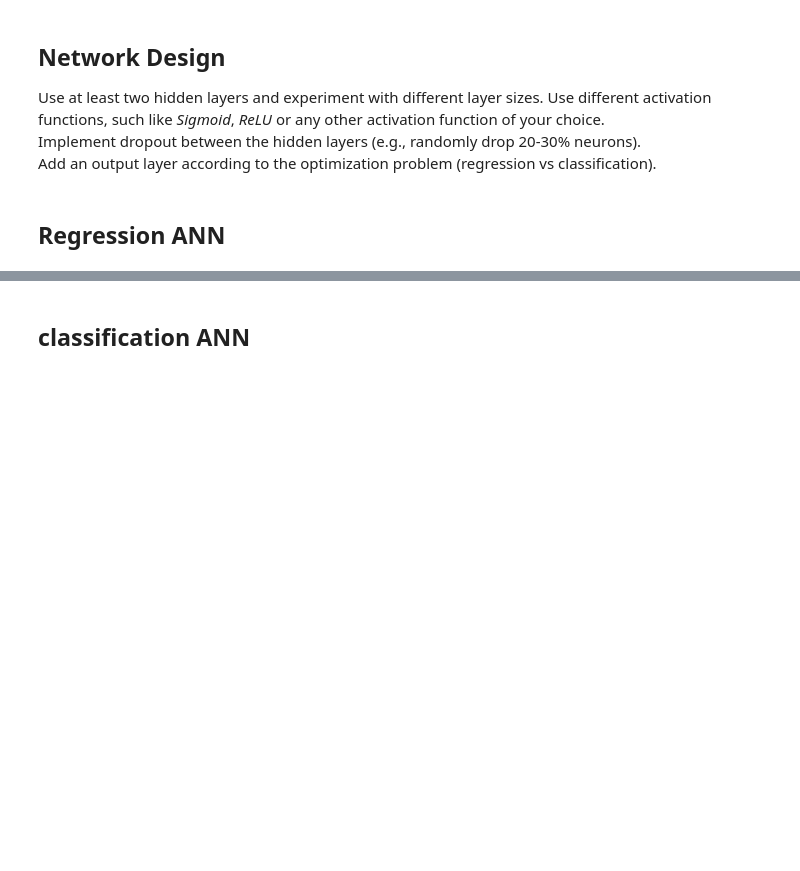
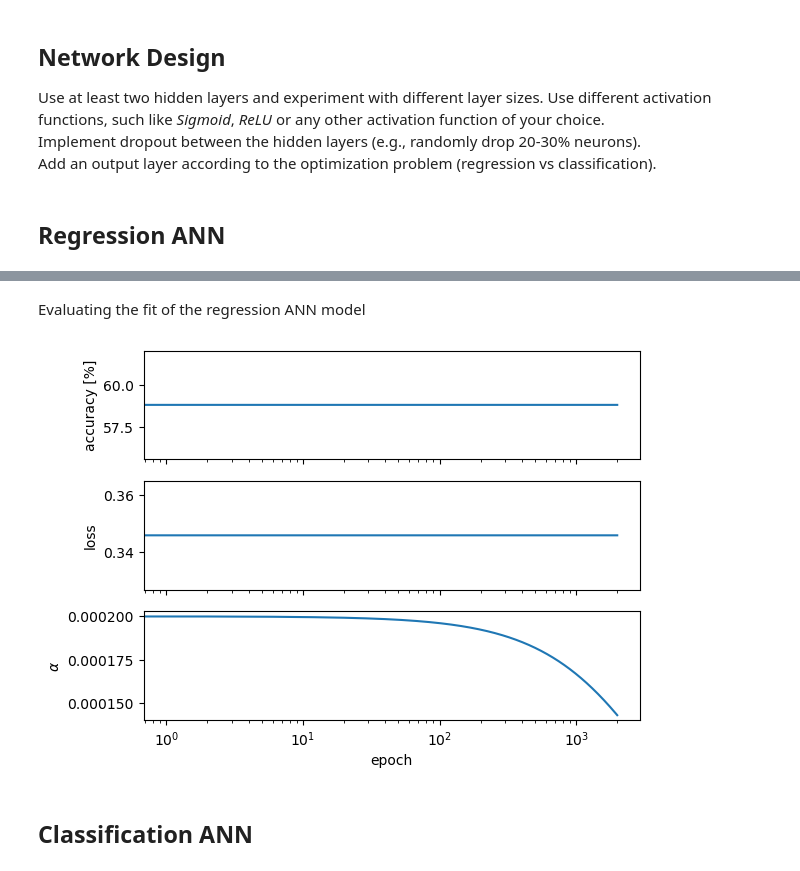
Before and after one commit to JXDolan/277B_HW5, a Jupyter notebook: Homework_5.ipynb, the cells around one changed output, grey strips where cells are left out. Saved outputs shown, nothing was run; the diff lists cells and outputs as text; code cells hidden in the pictures; blank space fills up the shorter version.

Commit message:
added regression ANN, forward and backward pass and evaluation of fit graphs

```diff
--- a/Homework_5.ipynb
+++ b/Homework_5.ipynb
@@ -336,19 +342,24 @@ decay = 0.001
 momentum = 0.8
 dropout_rate = 0.2
 
-Nfeatures = rg_df_1.shape[1] #columns in regression df
+Nfeatures = x_train_reg.shape[1] #columns in regression df
 
 dense1 = Layer_Dense(Nfeatures, Nneurons1)
 dense2 = Layer_Dense(Nneurons1, Nneurons2)
-dense_regression = Layer_Dense(Nneurons2, Nneurons3)
+dense3 = Layer_Dense(Nneurons2, Nfeatures)
 
 drop1 = Layer_dropout(dropout_rate)
 drop2 = Layer_dropout(dropout_rate)
+drop3 = Layer_dropout(dropout_rate)
 
 
 optimizer = Optimizer_SGD(learning_rate = learning_rate, decay = decay, momentum = momentum)
 
-ReLU = Activation_ReLU()
+ReLU1 = Activation_ReLU()
+ReLU2 = Activation_ReLU()
+ReLU3 = Activation_ReLU()
+
+loss_activation =  mean_squared_error
 
 Target = y_train_reg
 # %%
@@ -362,2 +471,19 @@ for epoch in range(Nepochs):
+# %% [markdown]
+Evaluating the fit of the regression ANN model
+# %%
+xplot = np.arange(Nepochs)
+
+fig1, ax1 = plt.subplots(3, 1, sharex = True)
+ax1[0].plot(xplot, 100*Monitor[:,0])
+ax1[0].set_ylabel('accuracy [%]')
+ax1[1].plot(xplot, Monitor[:,1])
+ax1[1].set_ylabel('loss')
+ax1[2].plot(xplot, Monitor[:,2])
+ax1[2].set_ylabel(r'$\alpha$')
+ax1[2].set_xlabel('epoch')
+plt.xscale('log', base = 10)
+plt.show()
+# %% [output]
+[figure, added]
 # %% [markdown]
-## classification ANN
+## Classification ANN
```
Also changed, not shown: parts of 3 cells of this notebook.
